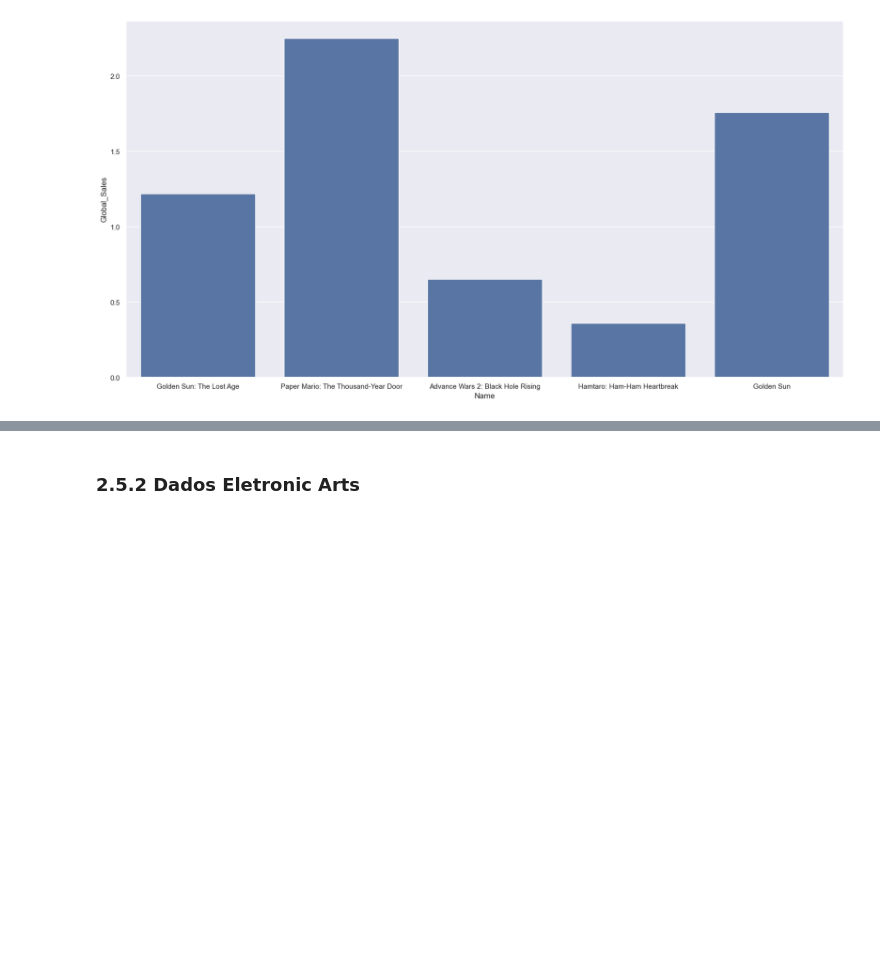
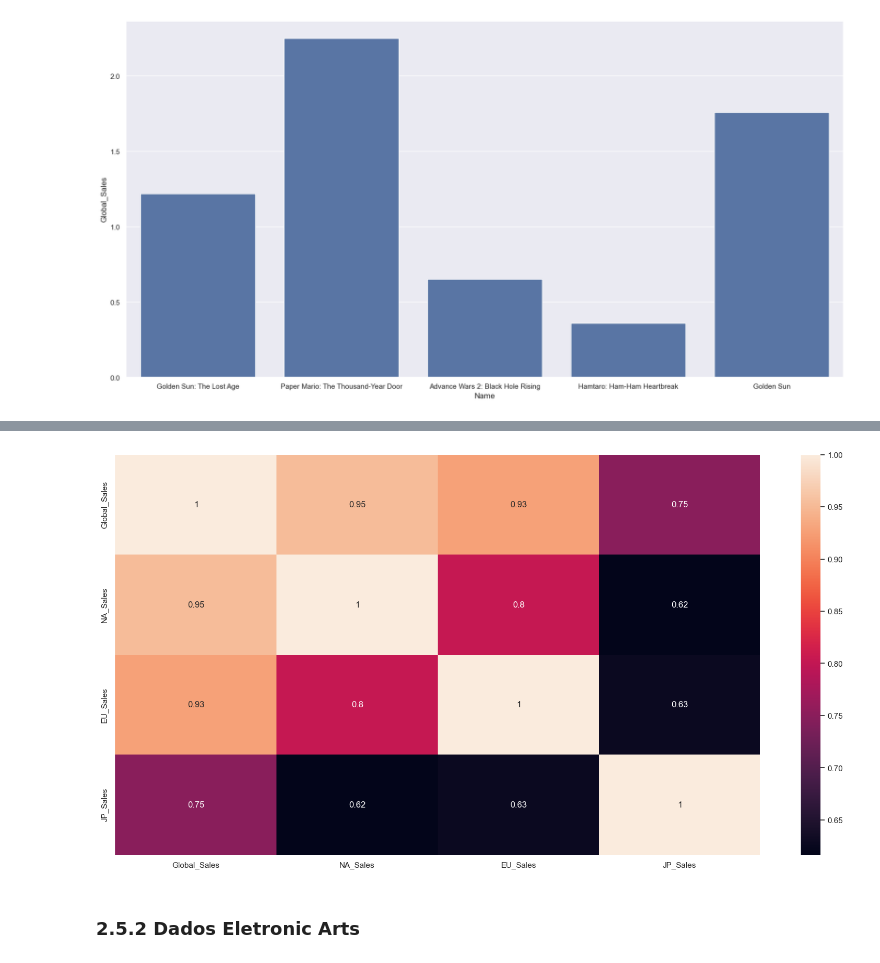
Before and after one commit to PedroMiguelCecato/ICD_Project, a Jupyter notebook: Presentatio.ipynb, the cells around one changed output, grey strips where cells are left out. Cells and saved outputs as stored; diff of their text form; code cells hidden in the pictures; blank space fills up the shorter version.

```diff
--- a/Presentatio.ipynb
+++ b/Presentatio.ipynb
@@ -662,0 +691,3 @@ plt.show()
+# %%
+CorrelacaoSales_Nintendo= NintendoSales_df[["Global_Sales","NA_Sales","EU_Sales","JP_Sales"]].corr()
+display(CorrelacaoSales_Nintendo)
@@ -663,3 +700,8 @@ plt.show()
+# %%
+sns.heatmap(CorrelacaoSales_Nintendo, annot=True)
+plt.show()
+# %% [output]
+[figure, added]
 # %% [markdown]
 ### 2.5.2 Dados Eletronic Arts
 # %%
```
Also changed, not shown: parts of 8 cells of this notebook.
